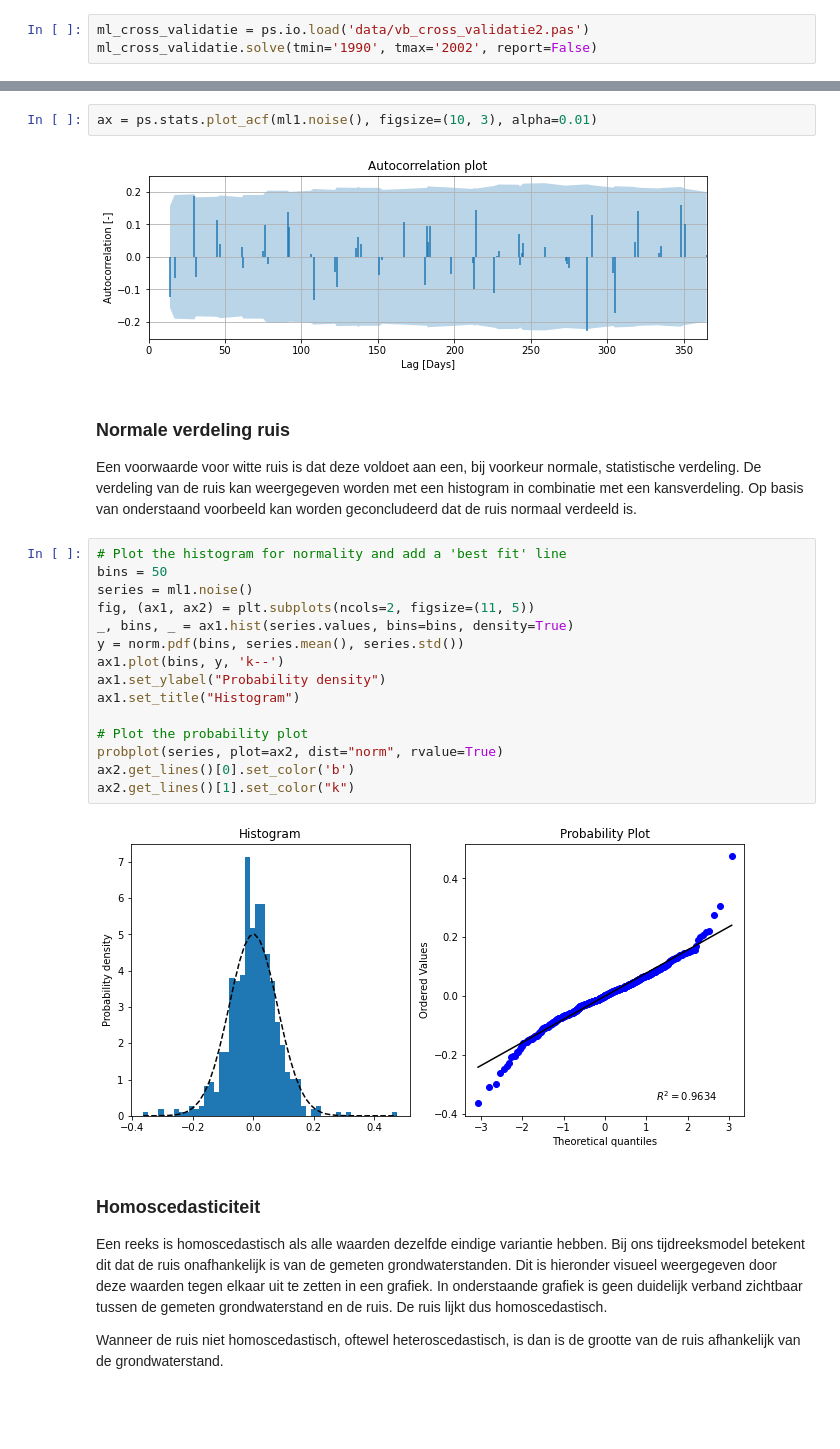
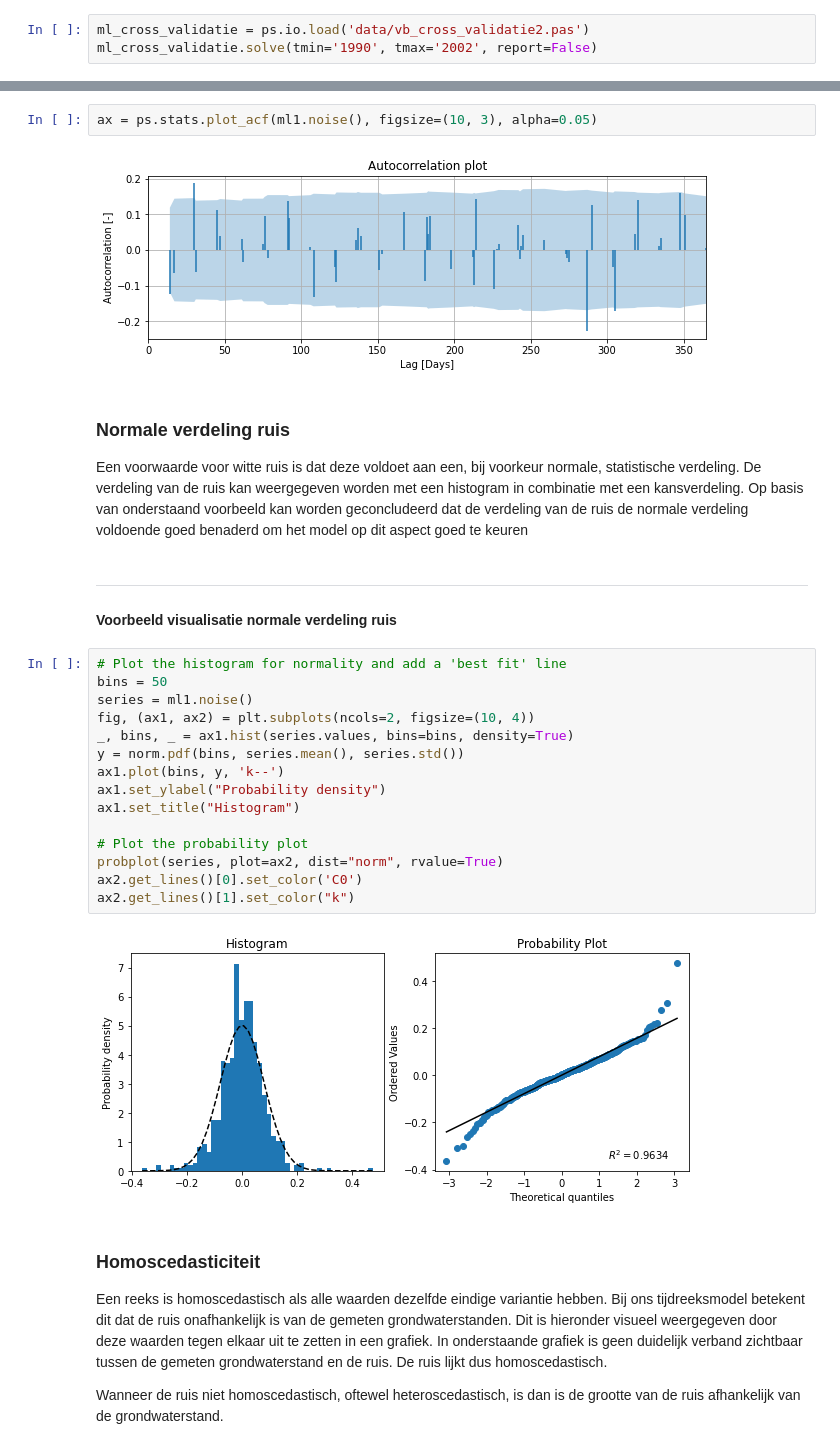
Before and after one commit to ArtesiaWater/stowa_handleiding_tijdreeksanalyse, a Jupyter notebook: beoordeling/beoordeling.ipynb, the cells around one changed output, grey strips where cells are left out. Saved outputs shown, nothing was run; the diff lists cells and outputs as text; blank space fills up the shorter version.

```diff
--- a/beoordeling/beoordeling.ipynb
+++ b/beoordeling/beoordeling.ipynb
@@ -438,28 +443,32 @@ Het kan gebeuren dat een tijdreeks gecorreleerd is met een in de tijd verschoven
 # %%
-ax = ps.stats.plot_acf(ml1.noise(), figsize=(10, 3), alpha=0.01)
+ax = ps.stats.plot_acf(ml1.noise(), figsize=(10, 3), alpha=0.05)
 # %% [output]
-[figure, old version]
+[figure, new version]
 # %% [markdown]
 ### Normale verdeling ruis
 
-Een voorwaarde voor witte ruis is dat deze voldoet aan een, bij voorkeur normale, statistische verdeling. De verdeling van de ruis kan weergegeven worden met een histogram in combinatie met een kansverdeling. Op basis van onderstaand voorbeeld kan worden geconcludeerd dat de ruis normaal verdeeld is.
+Een voorwaarde voor witte ruis is dat deze voldoet aan een, bij voorkeur normale, statistische verdeling. De verdeling van de ruis kan weergegeven worden met een histogram in combinatie met een kansverdeling. Op basis van onderstaand voorbeeld kan worden geconcludeerd dat de verdeling van de ruis de normale verdeling voldoende goed benaderd om het model op dit aspect goed te keuren
+# %% [markdown]
+<hr>
+
+#### Voorbeeld visualisatie normale verdeling ruis
 # %%
 # Plot the histogram for normality and add a 'best fit' line
 bins = 50
 series = ml1.noise()
-fig, (ax1, ax2) = plt.subplots(ncols=2, figsize=(11, 5))
+fig, (ax1, ax2) = plt.subplots(ncols=2, figsize=(10, 4))
 _, bins, _ = ax1.hist(series.values, bins=bins, density=True)
 y = norm.pdf(bins, series.mean(), series.std())
 ax1.plot(bins, y, 'k--')
 ax1.set_ylabel("Probability density")
 ax1.set_title("Histogram")
 
 # Plot the probability plot
 probplot(series, plot=ax2, dist="norm", rvalue=True)
-ax2.get_lines()[0].set_color('b')
+ax2.get_lines()[0].set_color('C0')
 ax2.get_lines()[1].set_color("k")
 # %% [output]
-[figure, old version]
+[figure, new version]
 # %% [markdown]
 ### Homoscedasticiteit
 
```
Also changed, not shown: parts of 72 cells of this notebook, 3 other files.
